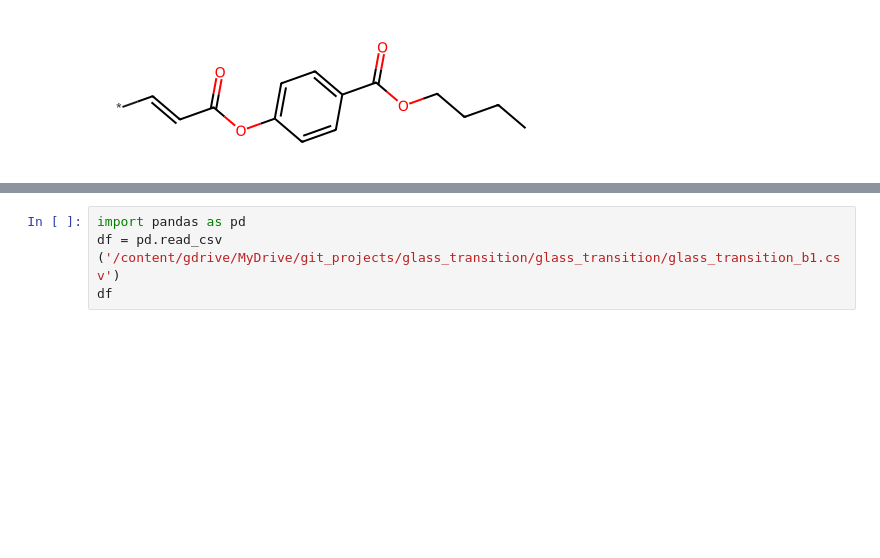
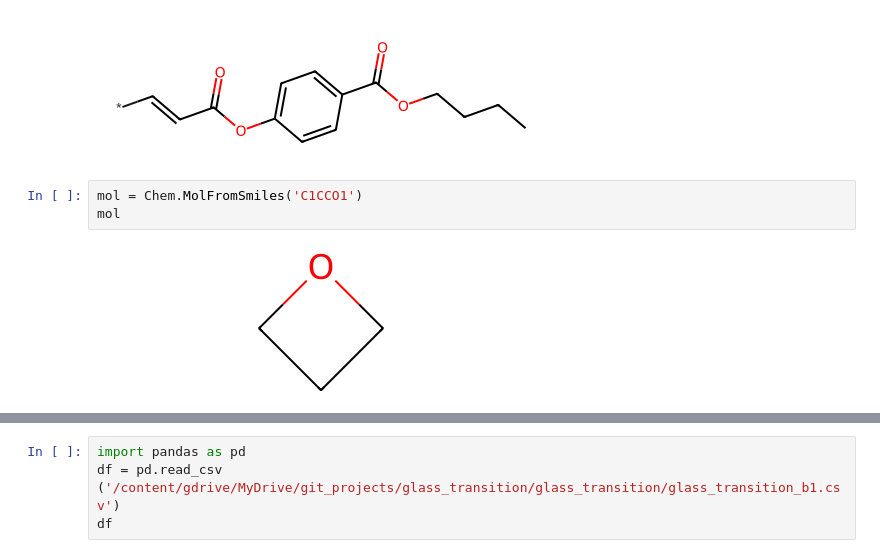
Before and after one commit to sanalps/Polymer_Glass_Transition_Predictor, a Jupyter notebook: glass_transition_a1.ipynb, the cells around one changed output, grey strips where cells are left out. Saved outputs shown, nothing was run; the diff lists cells and outputs as text; blank space fills up the shorter version.

```diff
--- a/glass_transition_a1.ipynb
+++ b/glass_transition_a1.ipynb
@@ -158,3 +158,8 @@ mol = Chem.MolFromSmiles('*C=CC(=O)Oc1ccc(C(=O)OCCCC)cc1')
 mol
 # %% [output]
 [figure]
+# %%
+mol = Chem.MolFromSmiles('C1CCO1')
+mol
+# %% [output]
+[figure, added]
```
Also changed, not shown: parts of 42 cells of this notebook.
